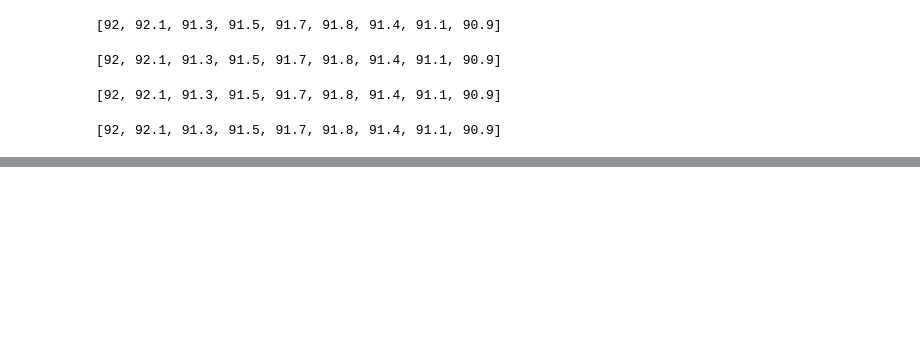
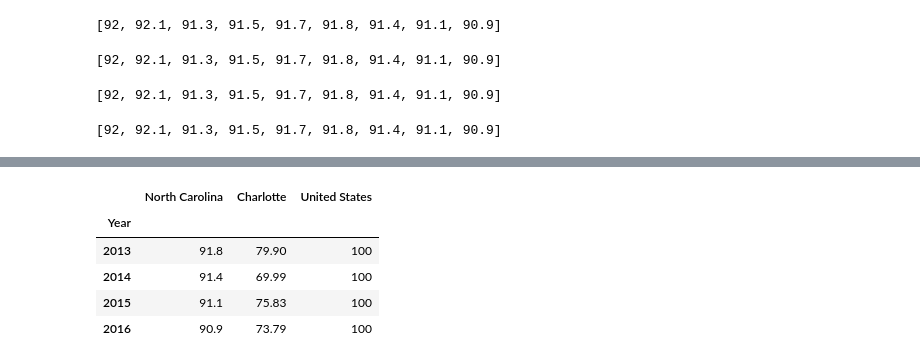
Before and after one commit to JANSSOC/Group6_Project, a Jupyter notebook: Cost_of_Living.ipynb, the cells around one changed output, grey strips where cells are left out. Cells and saved outputs as stored; diff of their text form; code cells hidden in the pictures; blank space fills up the shorter version.

```diff
--- a/Cost_of_Living.ipynb
+++ b/Cost_of_Living.ipynb
@@ -124,0 +122,23 @@ plt.show()
+# %%
+Years = [2013, 2014, 2015, 2016]
+charlotte = [79.90, 69.99, 75.83, 73.79 ]
+united_states = [100, 100, 100, 100]
+# %%
+charlotte_cost = {"Year": Years,
+                  "Charlotte": charlotte,
+                  "United States": united_states}
+# %%
+cost_of_living_us = pd.DataFrame(charlotte_cost)
+# %%
+merge_table = pd.merge(cost_of_living, cost_of_living_us, on="Year")
+merge_table
+
+merge_table.set_index('Year', inplace = True)
+merge_table
+# %% [output]
+|  | North Carolina | Charlotte | United States |
+| Year |  |  |  |
+| 2013 | 91.8 | 79.90 | 100 |
+| 2014 | 91.4 | 69.99 | 100 |
+| 2015 | 91.1 | 75.83 | 100 |
+| 2016 | 90.9 | 73.79 | 100 |
```
Also changed, not shown: parts of 8 cells of this notebook, 2 other files.
